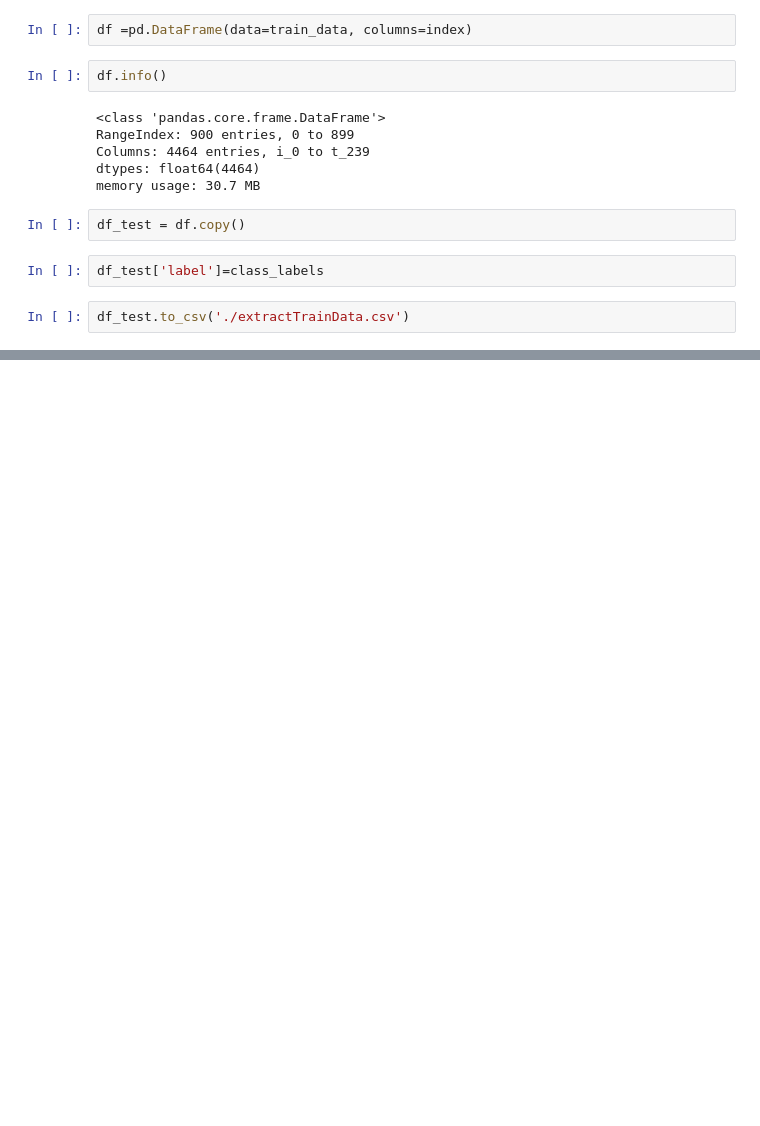
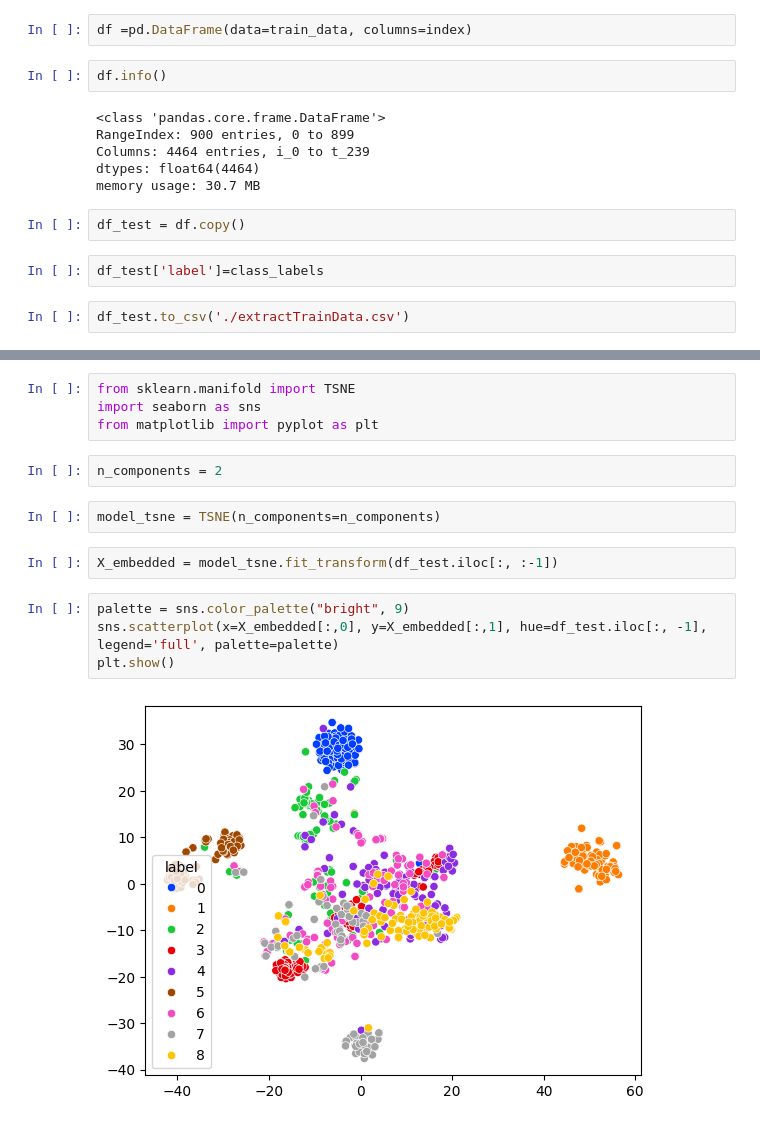
Before and after one commit to haesookimDev/FLSMal, a Jupyter notebook: ExtractFeatureFromCNN_LSTM.ipynb, the cells around one changed output, grey strips where cells are left out. Drawn from its saved outputs; the diff is of its cells as text; blank space fills up the shorter version.

```diff
--- a/ExtractFeatureFromCNN_LSTM.ipynb
+++ b/ExtractFeatureFromCNN_LSTM.ipynb
@@ -185,0 +201,16 @@ df_test.to_csv('./extractTrainData.csv')
+# %%
+from sklearn.manifold import TSNE
+import seaborn as sns
+from matplotlib import pyplot as plt
+# %%
+n_components = 2
+# %%
+model_tsne = TSNE(n_components=n_components)
+# %%
+X_embedded = model_tsne.fit_transform(df_test.iloc[:, :-1])
+# %%
+palette = sns.color_palette("bright", 9)
+sns.scatterplot(x=X_embedded[:,0], y=X_embedded[:,1], hue=df_test.iloc[:, -1], legend='full', palette=palette)
+plt.show()
+# %% [output]
+[figure, added]
```
Also changed, not shown: parts of 1 cell of this notebook.
